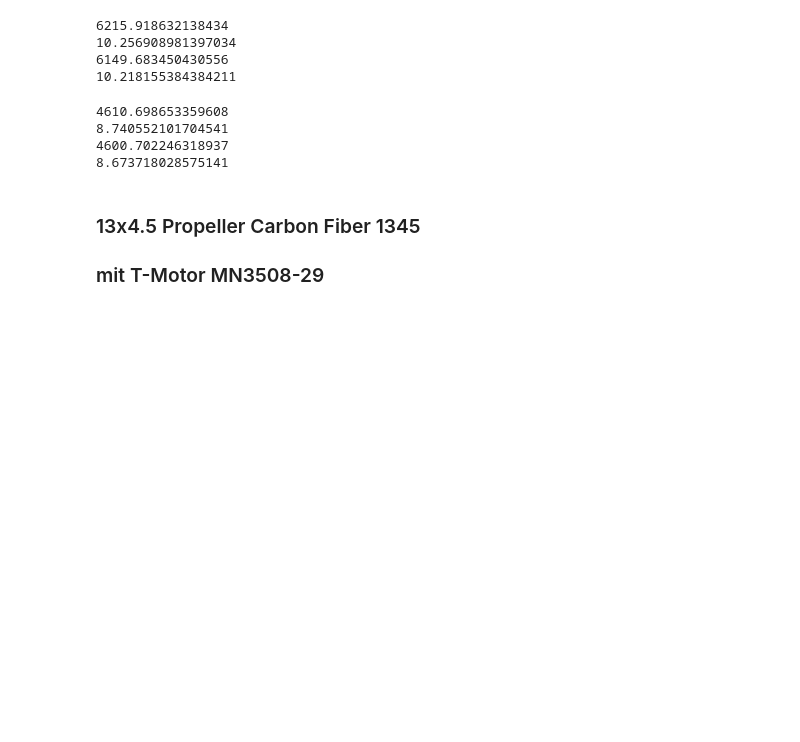
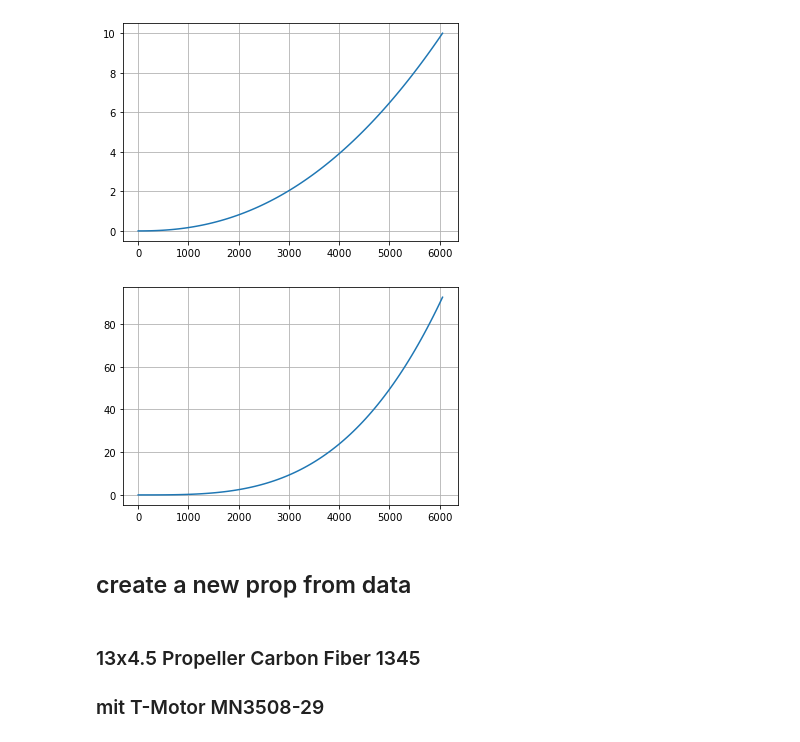
Before and after one commit to lehnertu/pyDriveCalc, a Jupyter notebook: Propeller.ipynb, the cells around one changed output. Saved outputs shown, nothing was run; the diff lists cells and outputs as text; code cells hidden in the pictures; blank space fills up the shorter version.

Commit message:
empirical propeller description done

```diff
--- a/Propeller.ipynb
+++ b/Propeller.ipynb
@@ -88,0 +6,2 @@ Prop.ShaftPower(5500, 0)
+# %%
+prop_table = get_prop_database()
@@ -88,0 +78,2 @@ Prop.ShaftPower(5500, 0)
+# %%
+prop = PropellerStatic.fromTable(prop_table, 128)
@@ -159,47 +87,19 @@ print(a*pow(n100W,b)/98.1)
-# %%
-Prop = PropellerStatic(0.0254*13, 0.0254*4, FudgeFactorCT=0.93)
-n=Prop.n100W()
-print(n)
-print(Prop.Thrust(n))
-
-c=0.0000000000751054
-d=3.2
-def func(x):
-    return (c*pow(x,d)-100.0)
-sol = optimize.root(func, 1000)
-n100W = sol.x[0]
-print(n100W)
-
-a=0.000004660349
-b=2.199247
-print(a*pow(n100W,b)/98.1)
-# %% [output]
-6215.918632138434
-10.256908981397034
-6149.683450430556
-10.218155384384211
-# %%
-Prop = PropellerStatic(0.0254*14, 0.0254*7, FudgeFactorCT=0.8)
-n=Prop.n100W()
-print(n)
-print(Prop.Thrust(n))
-
-c=0.000000000523
-d=3.08
-def func(x):
-    return (c*pow(x,d)-100.0)
-sol = optimize.root(func, 1000)
-n100W = sol.x[0]
-print(n100W)
-
-a=.0000402
-b=2.0
-print(a*pow(n100W,b)/98.1)
-# %% [output]
-4610.698653359608
-8.740552101704541
-4600.702246318937
-8.673718028575141
+# %%
+n = np.linspace(0,prop.n10N,100)
+T = prop.Thrust(n)
+plt.plot(n,T)
+plt.grid()
+plt.show()
+
+P = prop.ShaftPower(n)
+plt.plot(n,P)
+plt.grid()
+plt.show()
+# %% [output]
+[figure, added]
+[figure, added]
+# %% [markdown]
+## create a new prop from data
 # %% [markdown]
 ### 13x4.5 Propeller Carbon Fiber 1345
 ### mit T-Motor MN3508-29
```
Also changed, not shown: parts of 34 cells of this notebook, 4 other files.
